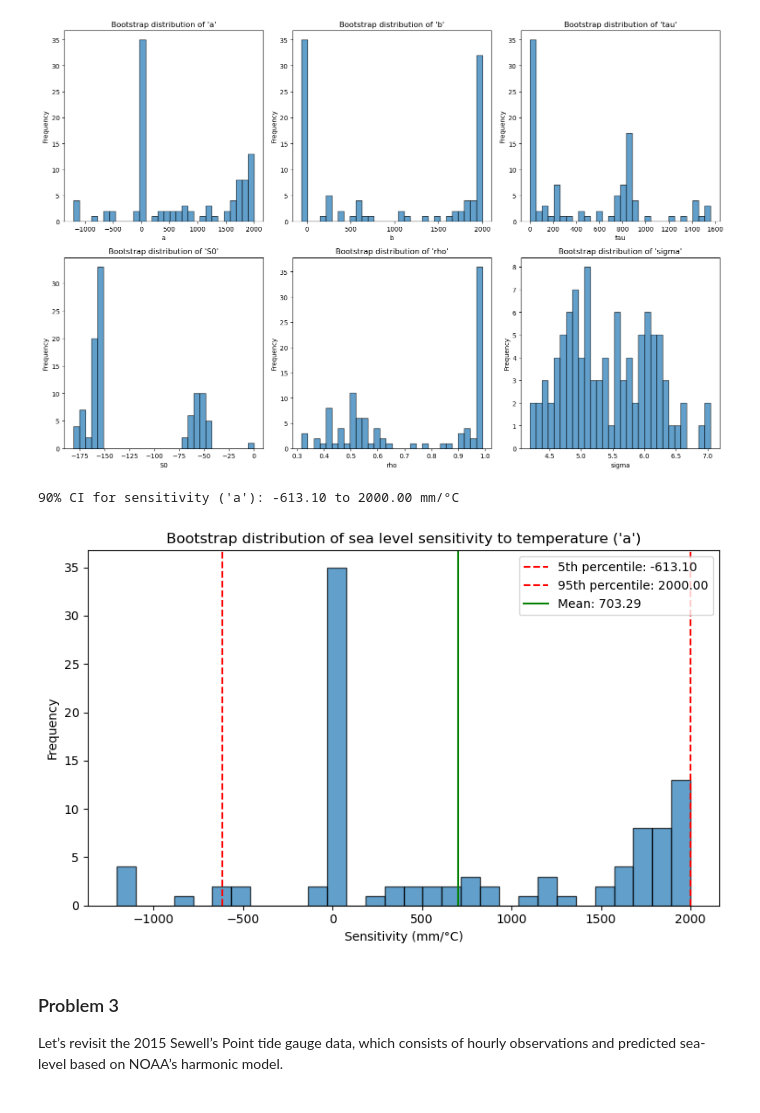
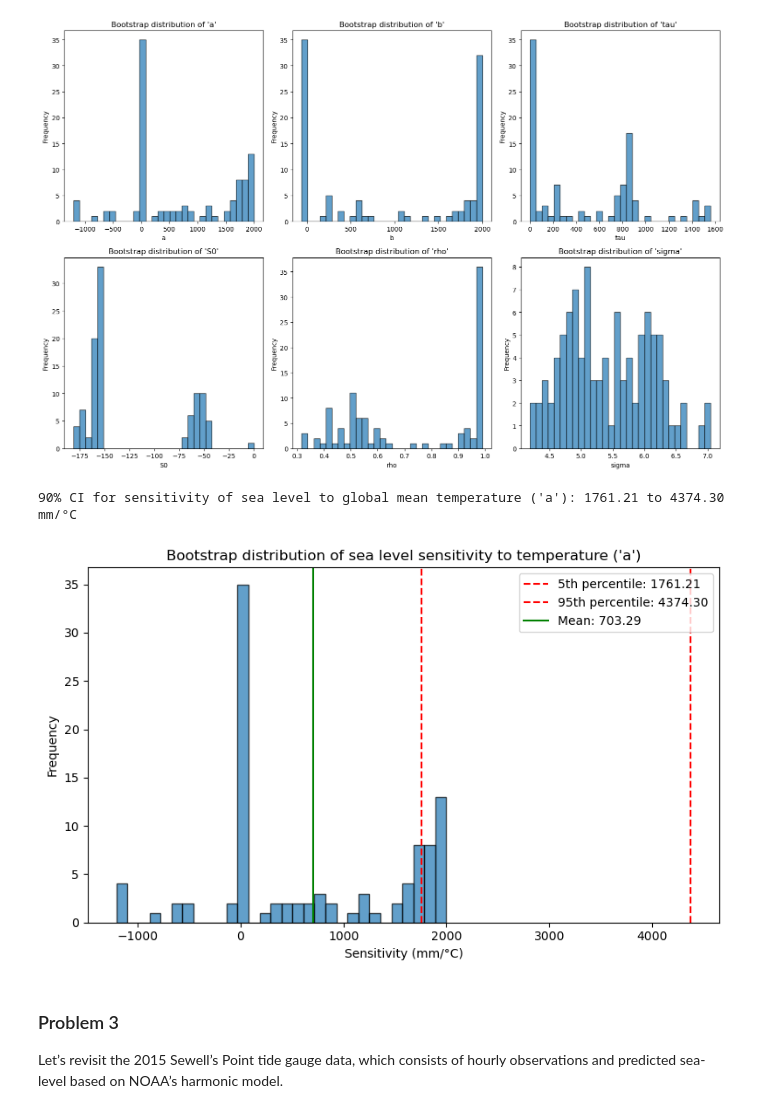
Before and after one commit to BEE4850-SP25/hw04-christinemswanson, a Jupyter notebook: hw04.ipynb, the cells around one changed output. Saved outputs shown, nothing was run; the diff lists cells and outputs as text; code cells hidden in the pictures.

```diff
--- a/hw04.ipynb
+++ b/hw04.ipynb
@@ -465,34 +484,39 @@ sigma: mean=5.431, std=0.683
 # what is the 90% confidence interval for the sensitivity of
 # sea level to global mean temperature ("a" parameter)?
 
-# NOT SURE IF CORRECT
+# NOT SURE IF CORRECT!!!
 a_samples = bootstrap_estimates[:, 0]  # first column = 'a' parameter
 
+a_hat = θ_ar1[0] # MLE estimate of "a"
+
 # 90% confidence interval (5th to 95th percentile)
-ci_90 = np.percentile(a_samples, [5, 95])
-print(f"90% CI for sensitivity ('a'): {ci_90[0]:.2f} to {ci_90[1]:.2f} mm/°C")
+# FIX THIS TO USE BASIC CI!!!!!!!
+#ci_90 = np.percentile(a_samples, [5, 95])
+
+ci90_a = 2*a_hat - np.quantile(a_samples, [0.95, 0.05])
+print(f"90% CI for sensitivity of sea level to global mean temperature ('a'): {ci90_a[0]:.2f} to {ci90_a[1]:.2f} mm/°C")
 # %% [output]
-90% CI for sensitivity ('a'): -613.10 to 2000.00 mm/°C
+90% CI for sensitivity of sea level to global mean temperature ('a'): 1761.21 to 4374.30 mm/°C
 # %%
 # check that the CI for "a" makes sense
 
 # plot histogram
 plt.figure(figsize=(8, 5))
 
 plt.hist(a_samples, bins=30, edgecolor='k', alpha=0.7)
-plt.axvline(ci_90[0], color='red', linestyle='--', label=f"5th percentile: {ci_90[0]:.2f}")
-plt.axvline(ci_90[1], color='red', linestyle='--', label=f"95th percentile: {ci_90[1]:.2f}")
+plt.axvline(ci90_a[0], color='red', linestyle='--', label=f"5th percentile: {ci90_a[0]:.2f}")
+plt.axvline(ci90_a[1], color='red', linestyle='--', label=f"95th percentile: {ci90_a[1]:.2f}")
 plt.axvline(np.mean(a_samples), color='green', linestyle='-', label=f"Mean: {np.mean(a_samples):.2f}")
 
 plt.title("Bootstrap distribution of sea level sensitivity to temperature ('a')")
 plt.xlabel("Sensitivity (mm/°C)")
 plt.ylabel("Frequency")
 plt.legend()
 plt.tight_layout()
 
 plt.show()
 # %% [output]
-[figure, old version]
+[figure, new version]
 # %% [markdown]
 ### Problem 3
 
```
Also changed, not shown: parts of 12 cells of this notebook.
